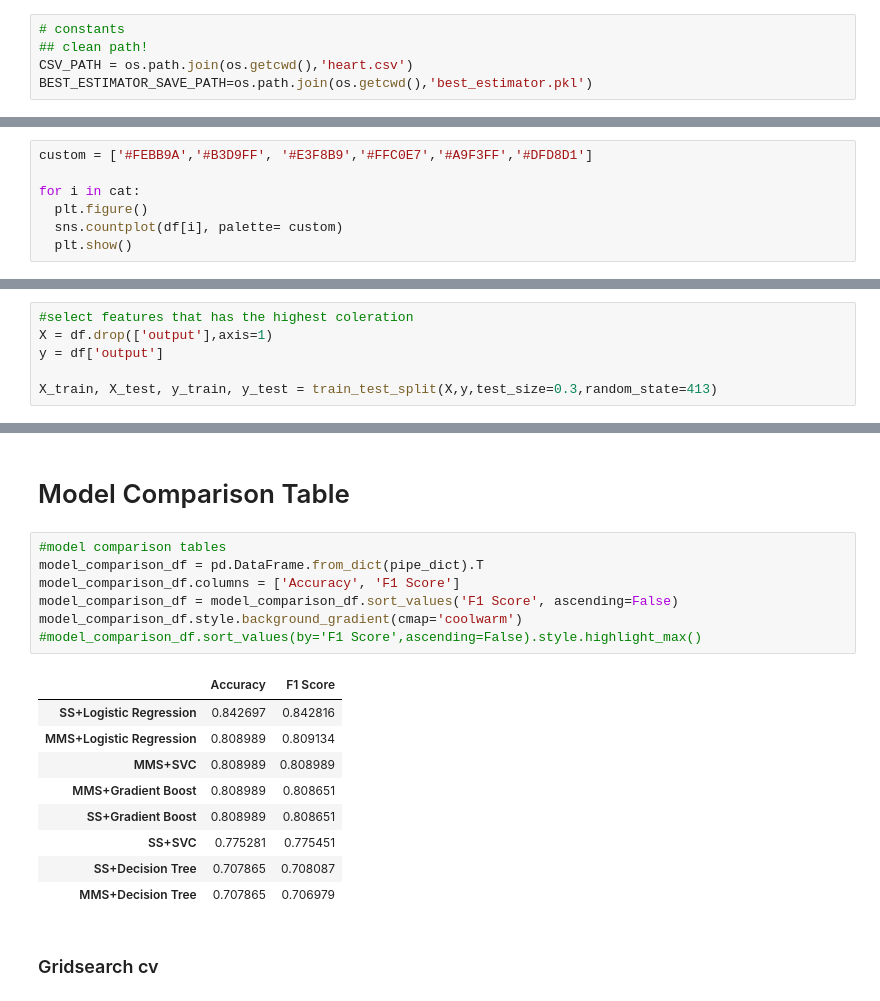
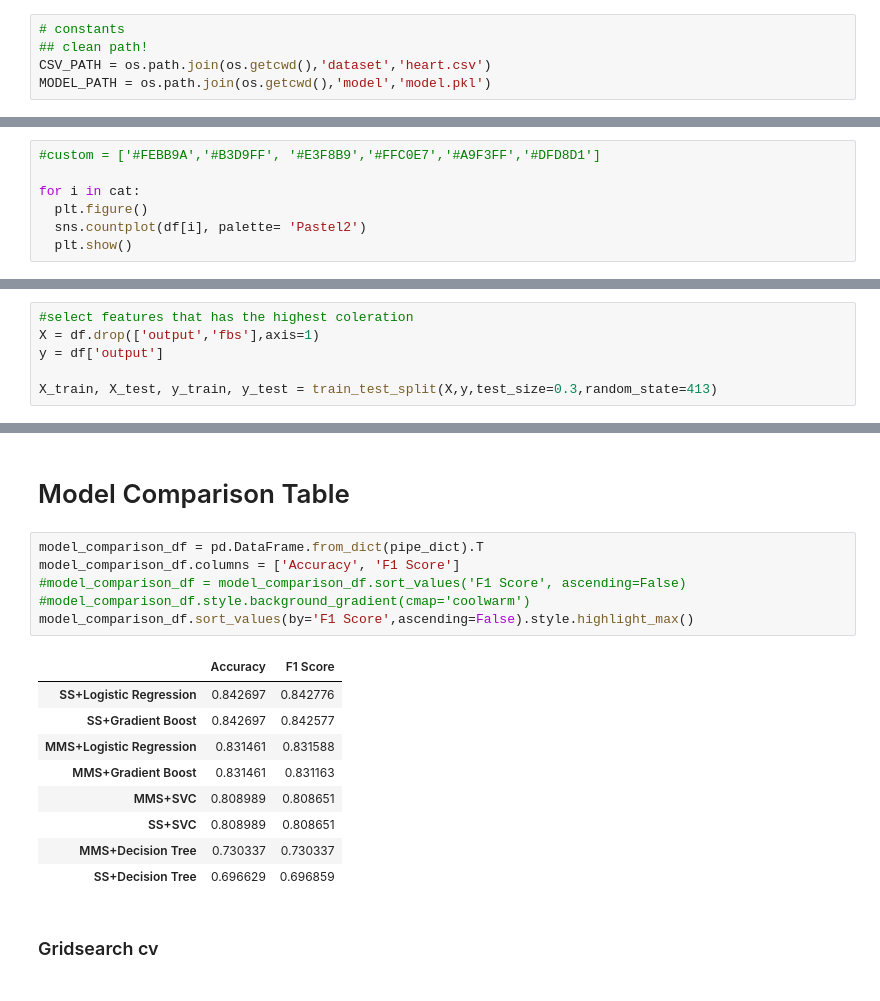
Before and after one commit to cheeann13/Heart-Attack-APP, a Jupyter notebook: heart_model.ipynb, the cells around one changed output, grey strips where cells are left out. Cells and saved outputs as stored; diff of their text form.

```diff
--- a/ha.ipynb
+++ b/heart_model.ipynb
@@ -52,8 +52,8 @@ def cramers_corrected_stat(confusion_matrix):
 # %%
 # constants
 ## clean path!
-CSV_PATH = os.path.join(os.getcwd(),'heart.csv')
-BEST_ESTIMATOR_SAVE_PATH=os.path.join(os.getcwd(),'best_estimator.pkl')
+CSV_PATH = os.path.join(os.getcwd(),'dataset','heart.csv')
+MODEL_PATH = os.path.join(os.getcwd(),'model','model.pkl')
 # %%
 def plot_con_graph(con_col,df,c):
   '''
@@ -165,10 +156,10 @@ Obervation:
 con = ['age','trtbps','chol','thalachh','oldpeak']
 cat = df.drop(labels=con, axis=1).columns
 # %%
-custom = ['#FEBB9A','#B3D9FF', '#E3F8B9','#FFC0E7','#A9F3FF','#DFD8D1']
+#custom = ['#FEBB9A','#B3D9FF', '#E3F8B9','#FFC0E7','#A9F3FF','#DFD8D1']
 
 for i in cat:
   plt.figure()
-  sns.countplot(df[i], palette= custom)
+  sns.countplot(df[i], palette= 'Pastel2')
   plt.show()
 # %% [output]
@@ -387,7 +353,7 @@ plt.show()
 # 5) Pre-processing
 # %%
 #select features that has the highest coleration
-X = df.drop(['output'],axis=1)
+X = df.drop(['output','fbs'],axis=1)
 y = df['output']
 
 X_train, X_test, y_train, y_test = train_test_split(X,y,test_size=0.3,random_state=413)
@@ -487,22 +454,21 @@ print(pipe_dict)
 # %% [markdown]
 # Model Comparison Table
 # %%
-#model comparison tables
 model_comparison_df = pd.DataFrame.from_dict(pipe_dict).T
 model_comparison_df.columns = ['Accuracy', 'F1 Score']
-model_comparison_df = model_comparison_df.sort_values('F1 Score', ascending=False)
-model_comparison_df.style.background_gradient(cmap='coolwarm')
-#model_comparison_df.sort_values(by='F1 Score',ascending=False).style.highlight_max()
+#model_comparison_df = model_comparison_df.sort_values('F1 Score', ascending=False)
+#model_comparison_df.style.background_gradient(cmap='coolwarm')
+model_comparison_df.sort_values(by='F1 Score',ascending=False).style.highlight_max()
 # %% [output]
 |  | Accuracy | F1 Score |
-| SS+Logistic Regression | 0.842697 | 0.842816 |
-| MMS+Logistic Regression | 0.808989 | 0.809134 |
-| MMS+SVC | 0.808989 | 0.808989 |
-| MMS+Gradient Boost | 0.808989 | 0.808651 |
-| SS+Gradient Boost | 0.808989 | 0.808651 |
-| SS+SVC | 0.775281 | 0.775451 |
-| SS+Decision Tree | 0.707865 | 0.708087 |
-| MMS+Decision Tree | 0.707865 | 0.706979 |
+| SS+Logistic Regression | 0.842697 | 0.842776 |
+| SS+Gradient Boost | 0.842697 | 0.842577 |
+| MMS+Logistic Regression | 0.831461 | 0.831588 |
+| MMS+Gradient Boost | 0.831461 | 0.831163 |
+| MMS+SVC | 0.808989 | 0.808651 |
+| SS+SVC | 0.808989 | 0.808651 |
+| MMS+Decision Tree | 0.730337 | 0.730337 |
+| SS+Decision Tree | 0.696629 | 0.696859 |
 # %% [markdown]
 
 ### Gridsearch cv
```
Also changed, not shown: parts of 29 cells of this notebook, 6 other files.
